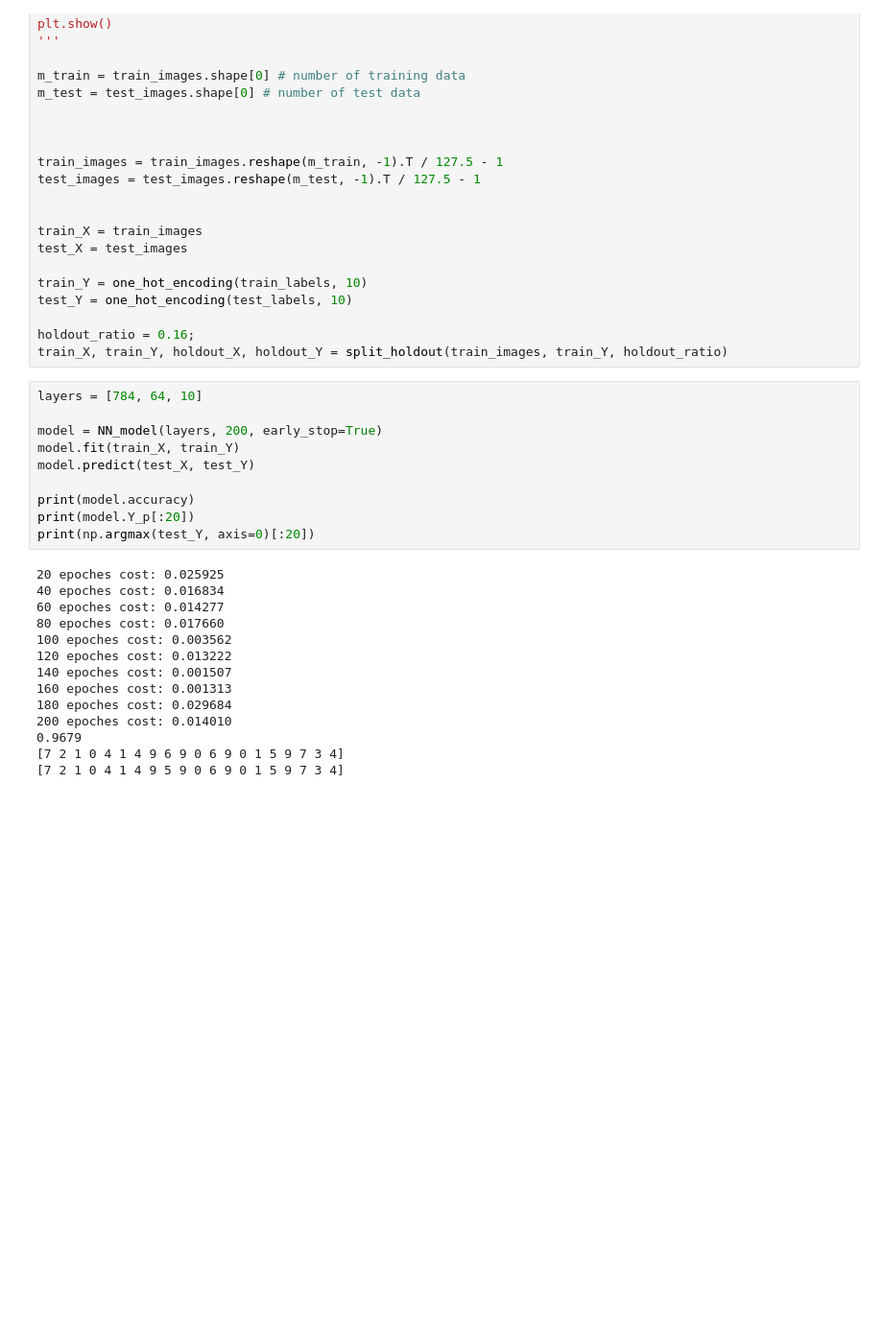
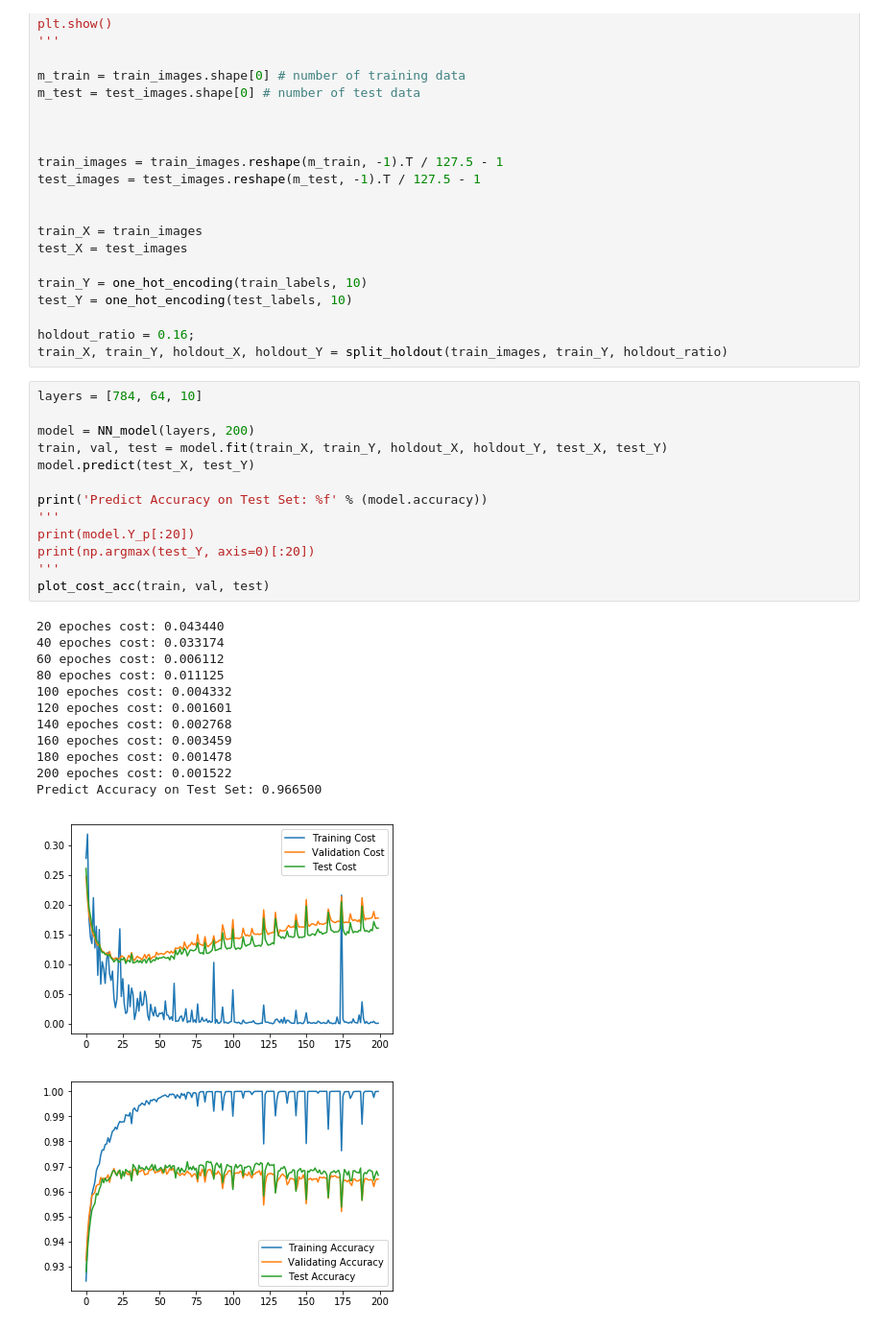
Before and after one commit to Fnjn/UCSD-CSE-253, a Jupyter notebook: hw2/hw2.ipynb, the cells around one changed output. Shown at 96% size. Cells and saved outputs as stored; diff of their text form; blank space fills up the shorter version.

```diff
--- a/hw2/hw2.ipynb
+++ b/hw2/hw2.ipynb
@@ -43,24 +44,27 @@ train_X, train_Y, holdout_X, holdout_Y = split_holdout(train_images, train_Y, ho
 # %%
 layers = [784, 64, 10]
 
-model = NN_model(layers, 200, early_stop=True)
-model.fit(train_X, train_Y)
+model = NN_model(layers, 200)
+train, val, test = model.fit(train_X, train_Y, holdout_X, holdout_Y, test_X, test_Y)
 model.predict(test_X, test_Y)
 
-print(model.accuracy)
+print('Predict Accuracy on Test Set: %f' % (model.accuracy))
+'''
 print(model.Y_p[:20])
 print(np.argmax(test_Y, axis=0)[:20])
+'''
+plot_cost_acc(train, val, test)
 # %% [output]
-20 epoches cost: 0.025925
-40 epoches cost: 0.016834
-60 epoches cost: 0.014277
-80 epoches cost: 0.017660
-100 epoches cost: 0.003562
-120 epoches cost: 0.013222
-140 epoches cost: 0.001507
-160 epoches cost: 0.001313
-180 epoches cost: 0.029684
-200 epoches cost: 0.014010
-0.9679
-[7 2 1 0 4 1 4 9 6 9 0 6 9 0 1 5 9 7 3 4]
-[7 2 1 0 4 1 4 9 5 9 0 6 9 0 1 5 9 7 3 4]
+20 epoches cost: 0.043440
+40 epoches cost: 0.033174
+60 epoches cost: 0.006112
+80 epoches cost: 0.011125
+100 epoches cost: 0.004332
+120 epoches cost: 0.001601
+140 epoches cost: 0.002768
+160 epoches cost: 0.003459
+180 epoches cost: 0.001478
+200 epoches cost: 0.001522
+Predict Accuracy on Test Set: 0.966500
+[figure, added]
+[figure, added]
```
Also changed, not shown: parts of 21 cells of this notebook, 16 other files.
